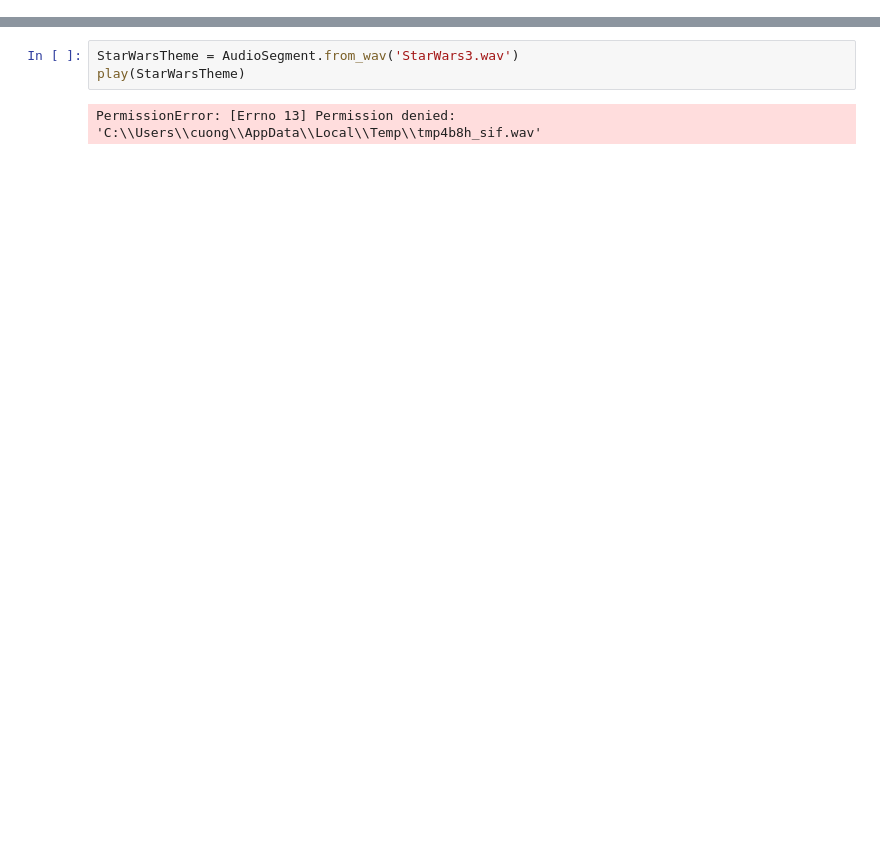
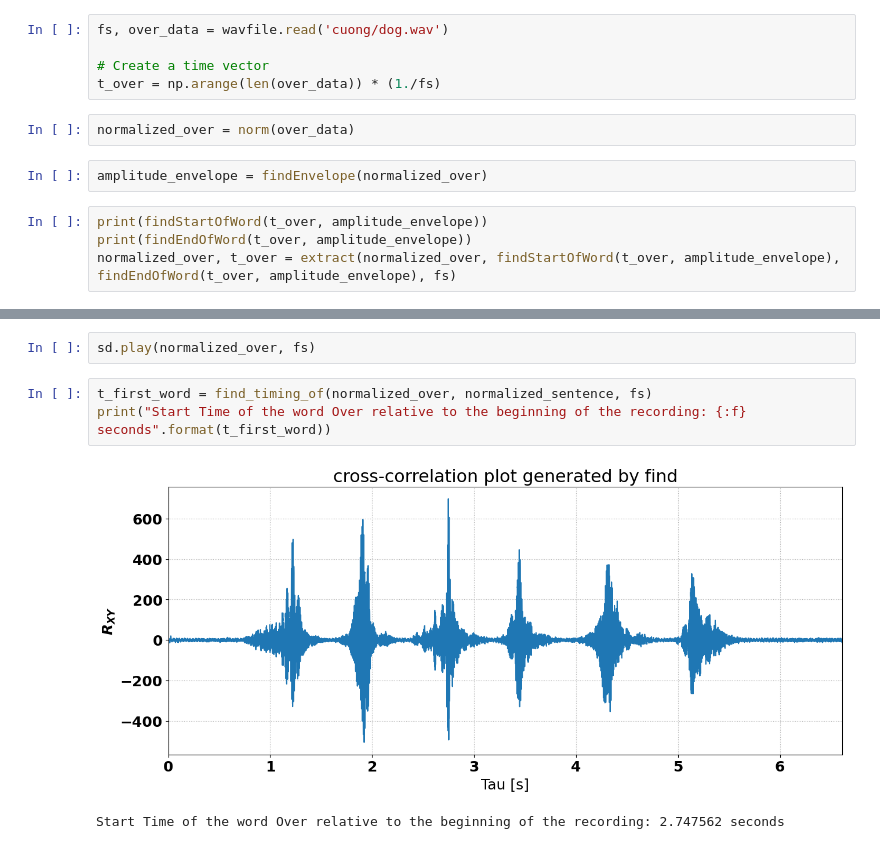
Before and after one commit to hopper19/Text2Speech, a Jupyter notebook: Text2Speech.ipynb, the cells around one changed output, grey strips where cells are left out. Drawn from its saved outputs; the diff is of its cells as text; blank space fills up the shorter version.

Commit message:
Continued Developoment
ask for input sentence, update voice library, time-series waveform, spectrogram, begin of speech recognition

```diff
--- a/Text2Speech.ipynb
+++ b/Text2Speech.ipynb
@@ -3,0 +118,13 @@ from pydub.playback import play
+# %%
+fs, over_data = wavfile.read('cuong/dog.wav')
+
+# Create a time vector
+t_over = np.arange(len(over_data)) * (1./fs)
+# %%
+normalized_over = norm(over_data)
+# %%
+amplitude_envelope = findEnvelope(normalized_over)
+# %%
+print(findStartOfWord(t_over, amplitude_envelope))
+print(findEndOfWord(t_over, amplitude_envelope))
+normalized_over, t_over = extract(normalized_over, findStartOfWord(t_over, amplitude_envelope), findEndOfWord(t_over, amplitude_envelope), fs)
@@ -4,5 +138,8 @@ from pydub.playback import play
+# %%
+sd.play(normalized_over, fs)
 # %%
-StarWarsTheme = AudioSegment.from_wav('StarWars3.wav')
-play(StarWarsTheme)
+t_first_word = find_timing_of(normalized_over, normalized_sentence, fs)
+print("Start Time of the word Over relative to the beginning of the recording: {:f} seconds".format(t_first_word))
 # %% [output]
+[figure, added]
-PermissionError: [Errno 13] Permission denied: 'C:\\Users\\cuong\\AppData\\Local\\Temp\\tmp4b8h_sif.wav'
+Start Time of the word Over relative to the beginning of the recording: 2.747562 seconds
```
Also changed, not shown: parts of 30 cells of this notebook, 1 other file.
